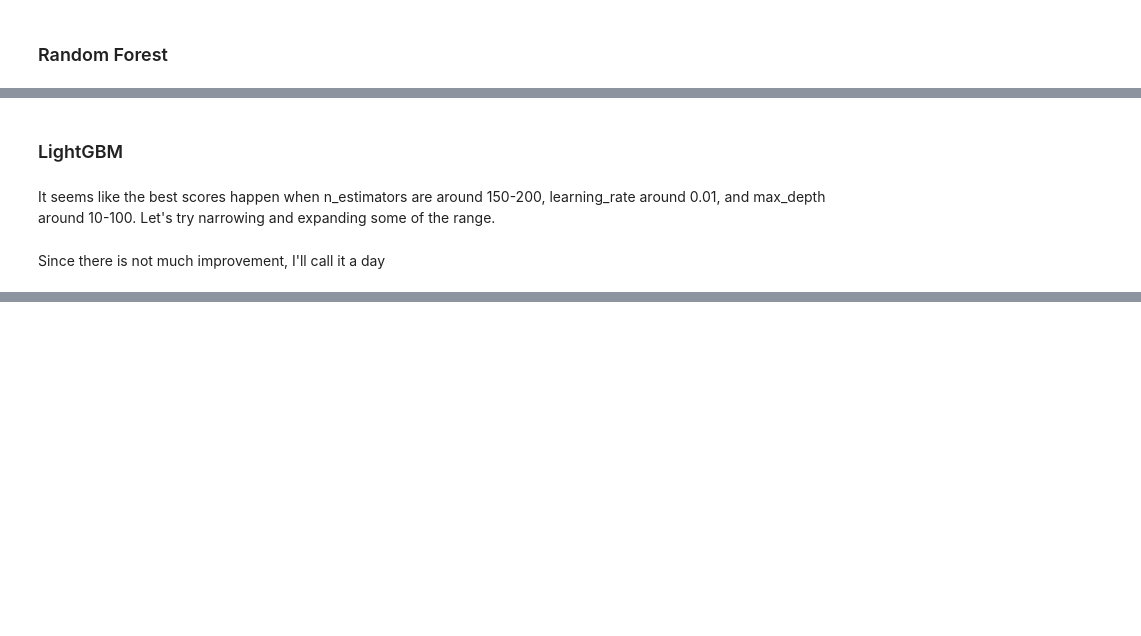
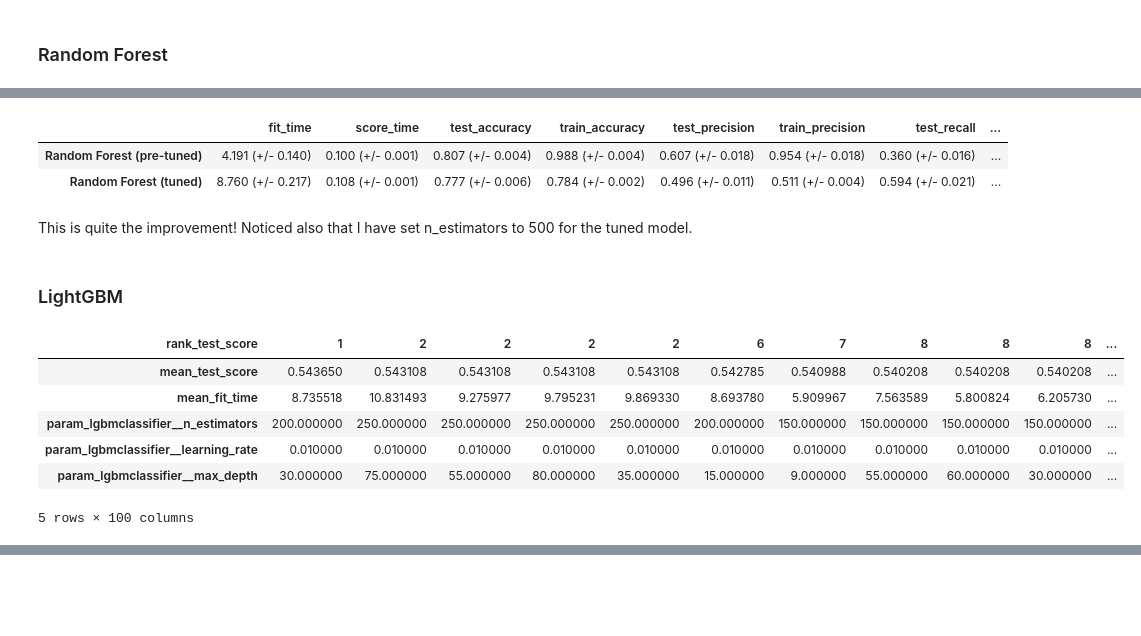
Before and after one commit to jessicapatricia012/CPSC-330-HW5, a Jupyter notebook: hw5.ipynb, the cells around one changed output, grey strips where cells are left out. Saved outputs shown, nothing was run; the diff lists cells and outputs as text; code cells hidden in the pictures; blank space fills up the shorter version.

```diff
--- a/hw5.ipynb
+++ b/hw5.ipynb
@@ -1050,15 +1138,30 @@ best_params_rf = randomized_tuning(pipe_rf, param_grid_rf).best_params_
+# %%
+pd.concat([
+    pd.DataFrame(fs_dict["Random Forest (model-based)"]).T.set_index(pd.Index(["Random Forest (pre-tuned)"])),
+    pd.DataFrame(rf_results).T.set_index(pd.Index(["Random Forest (tuned)"]))
+])
+# %% [output]
+|  | fit_time | score_time | test_accuracy | train_accuracy | test_precision | train_precision | test_recall | ... |
+| Random Forest (pre-tuned) | 4.191 (+/- 0.140) | 0.100 (+/- 0.001) | 0.807 (+/- 0.004) | 0.988 (+/- 0.004) | 0.607 (+/- 0.018) | 0.954 (+/- 0.018) | 0.360 (+/- 0.016) | ... |
+| Random Forest (tuned) | 8.760 (+/- 0.217) | 0.108 (+/- 0.001) | 0.777 (+/- 0.006) | 0.784 (+/- 0.002) | 0.496 (+/- 0.011) | 0.511 (+/- 0.004) | 0.594 (+/- 0.021) | ... |
+# %% [markdown]
+This is quite the improvement! Noticed also that I have set n_estimators to 500 for the tuned model.
 # %% [markdown]
 ### LightGBM
 # %%
 param_grid_lgbm = {
-    "lgbmclassifier__n_estimators": [50, 100, 125, 150, 175, 200, 250],
+    "lgbmclassifier__n_estimators": list(range(50,300,50)),
     "lgbmclassifier__learning_rate": [0.001, 0.01, 0.1, 0.2, 0.5, 1.0],
-    "lgbmclassifier__max_depth": [5, 10, 20, 30, 40, 50, 60, 70, 80, 90, 100],
+    "lgbmclassifier__max_depth": list(range(1,10,1)) + list(range(10,100,5)),
 }
 
-best_params_lgbm = randomized_tuning(pipe_lgbm, param_grid_lgbm).best_params_
+best_params_lgbm = randomized_tuning(pipe_lgbm_selected, param_grid_lgbm, 100).best_params_
+# %% [output]
+| rank_test_score | 1 | 2 | 2 | 2 | 2 | 6 | 7 | 8 | 8 | 8 | ... |
+| mean_test_score | 0.543650 | 0.543108 | 0.543108 | 0.543108 | 0.543108 | 0.542785 | 0.540988 | 0.540208 | 0.540208 | 0.540208 | ... |
+| mean_fit_time | 8.735518 | 10.831493 | 9.275977 | 9.795231 | 9.869330 | 8.693780 | 5.909967 | 7.563589 | 5.800824 | 6.205730 | ... |
+| param_lgbmclassifier__n_estimators | 200.000000 | 250.000000 | 250.000000 | 250.000000 | 250.000000 | 200.000000 | 150.000000 | 150.000000 | 150.000000 | 150.000000 | ... |
+| param_lgbmclassifier__learning_rate | 0.010000 | 0.010000 | 0.010000 | 0.010000 | 0.010000 | 0.010000 | 0.010000 | 0.010000 | 0.010000 | 0.010000 | ... |
+| param_lgbmclassifier__max_depth | 30.000000 | 75.000000 | 55.000000 | 80.000000 | 35.000000 | 15.000000 | 9.000000 | 55.000000 | 60.000000 | 30.000000 | ... |
+5 rows × 100 columns
-# %% [markdown]
-It seems like the best scores happen when n_estimators are around 150-200, learning_rate around 0.01, and max_depth around 10-100. Let's try narrowing and expanding some of the range.
-# %% [markdown]
-Since there is not much improvement, I'll call it a day
 # %%
```
Also changed, not shown: parts of 29 cells of this notebook.
